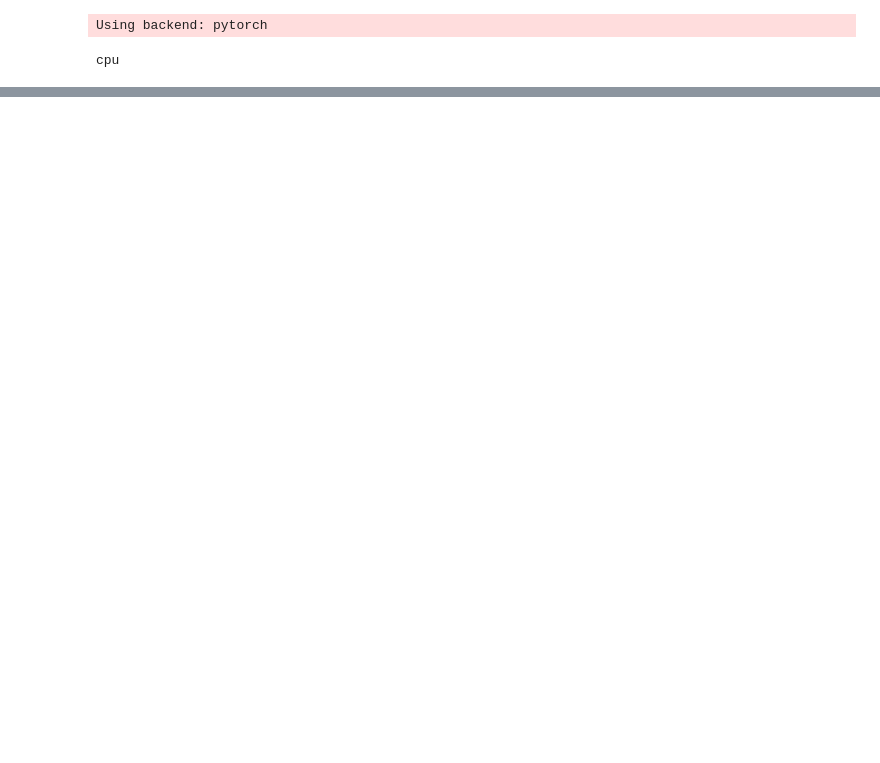
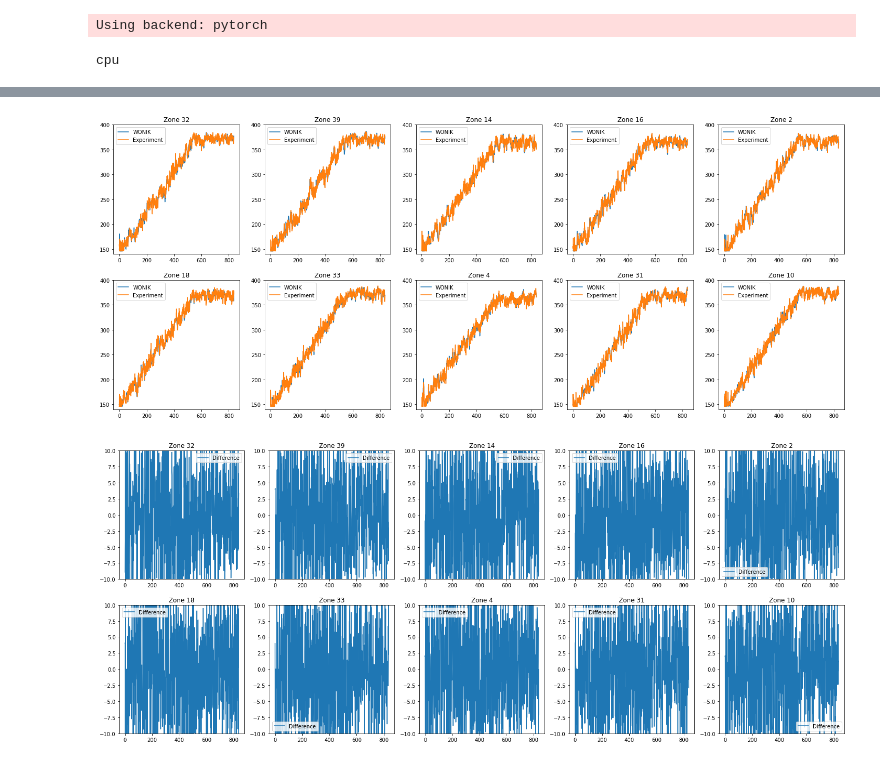
Before and after one commit to song970407/WONIK, a Jupyter notebook: Verify Workset.ipynb, the cells around one changed output, grey strips where cells are left out. Saved outputs shown, nothing was run; the diff lists cells and outputs as text; code cells hidden in the pictures; blank space fills up the shorter version.

```diff
--- a/Verify Workset.ipynb
+++ b/Verify Workset.ipynb
@@ -117,0 +141,6 @@ torch.Size([911, 40])
+# %%
+i=1
+plot_ICPreCo(ICPreCo_src[i], ICPreCo_hs[i], ICPreCo_workset_src[i], random_idx)
+# %% [output]
+[figure, added]
+[figure, added]
```
Also changed, not shown: parts of 13 cells of this notebook, 10 other files.
